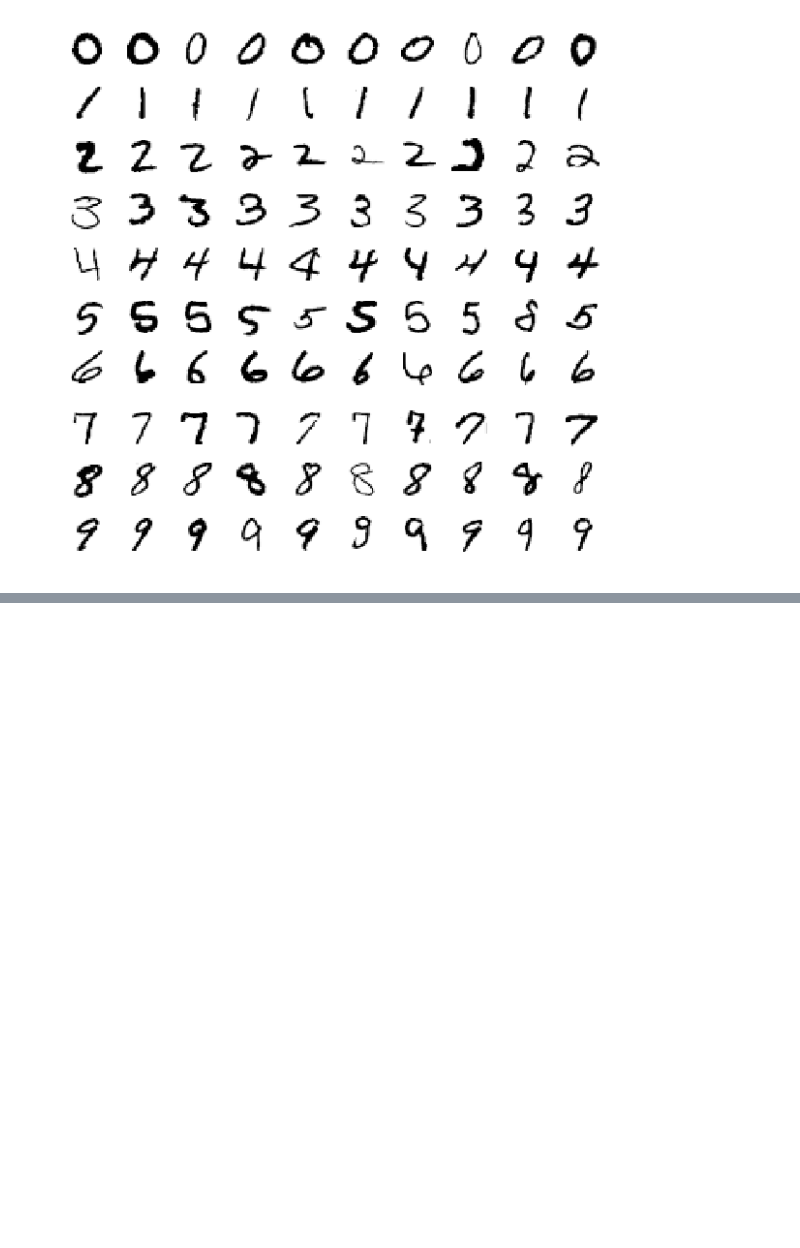
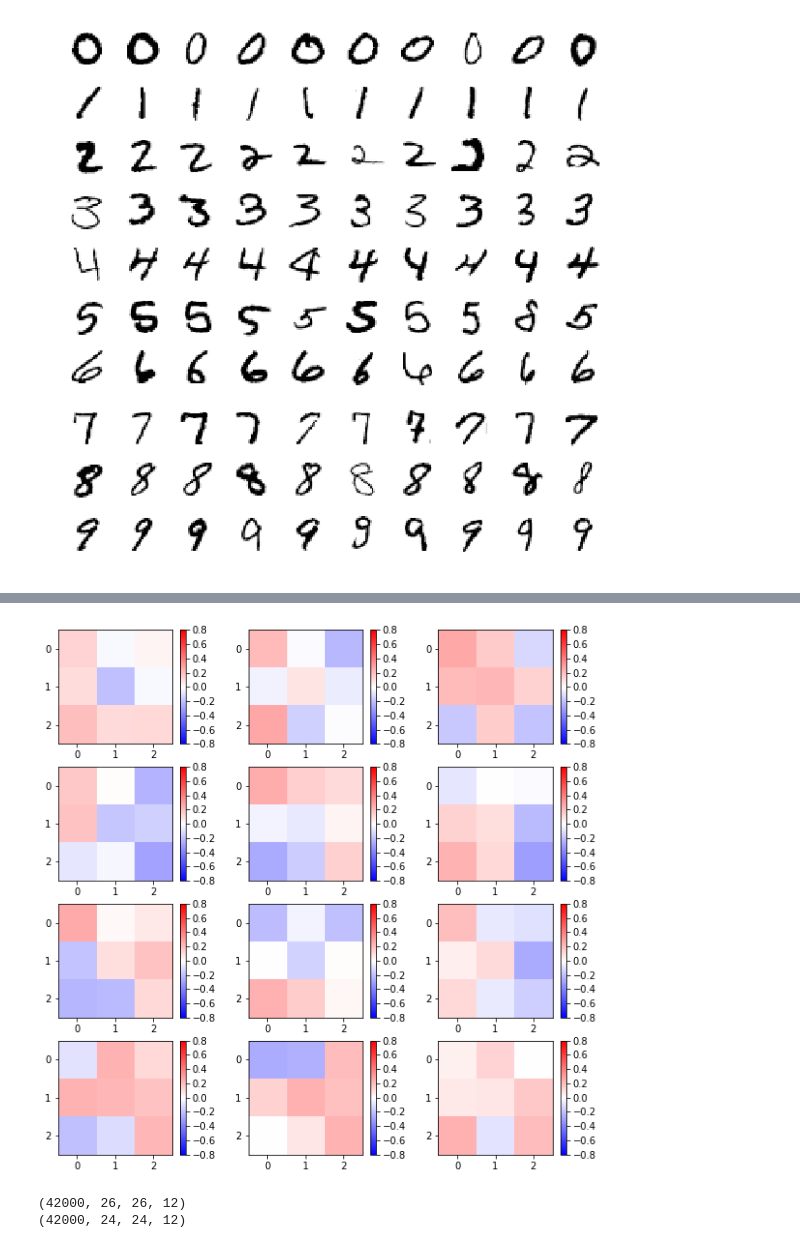
Before and after one commit to jack89roberts/kaggle-digit-recognizer, a Jupyter notebook: digit_recognizer.ipynb, the cells around one changed output, grey strips where cells are left out. Drawn from its saved outputs; the diff is of its cells as text; code cells hidden in the pictures; blank space fills up the shorter version.

Commit message:
tensorflow 2 conv2d layers, 2 dense layers and plots of conv2d output

```diff
--- a/digit_recognizer.ipynb
+++ b/digit_recognizer.ipynb
@@ -4,8 +4,12 @@ import numpy as np
 
 import matplotlib.pyplot as plt
 %matplotlib inline
+plt.rcParams['image.cmap'] = 'bwr'
 
+import tensorflow as tf
 from tensorflow.python import keras
+from tensorflow.python.keras.models import Sequential
+from tensorflow.python.keras.layers import Dense, Flatten, Conv2D
 # %%
 img_rows, img_cols = 28, 28
 num_classes = 10
@@ -26,6 +50,11 @@ for i in range(10):
     for j in range(10):
         plt.subplot(10,10,(10*i)+(j+1))
         plt.imshow(tmp[j][:,:,0], cmap='Greys')
+        plt.clim(0,1)
         plt.axis('off')
 # %% [output]
 [figure]
+# %%
+y = keras.utils.to_categorical(y, num_classes)
+print(y.shape)
+print(y[0])
@@ -31,0 +64,19 @@ for i in range(10):
+# %%
+n_filters = 12
+
+model = Sequential()
+model.add(Conv2D(n_filters, kernel_size=(3, 3), activation='relu',
+                 input_shape=(img_rows, img_cols, 1),name='conv1'))
+model.add(Conv2D(n_filters, kernel_size=(3, 3), activation='relu',name='conv2'))
+model.add(Flatten())
+model.add(Dense(128, activation='relu'))
+model.add(Dense(num_classes, activation='softmax'))
+
+model.compile(loss=keras.losses.categorical_crossentropy,
+              optimizer='adam',
+              metrics=['accuracy'])
+
+model.fit(X, y,
+          batch_size=100,
+          epochs=3,
+          validation_split = 0.2)
@@ -31,0 +92,30 @@ for i in range(10):
+# %%
+tmp=model.get_layer('conv1').get_weights()[0]
+plt.figure(figsize=(10,10))
+for i in range(n_filters):
+    plt.subplot(4,3,i+1)
+    plt.imshow(tmp[:,:,0,i],cmap='bwr')
+    plt.clim(-0.8,0.8)
+    plt.colorbar()
+# %% [output]
+[figure, added]
+# %%
+model_conv1=Sequential()
+model_conv1.add(model.get_layer('conv1'))
+model_conv1.compile(loss=keras.losses.categorical_crossentropy,
+              optimizer='adam',
+              metrics=['accuracy'])
+conv1_out = model_conv1.predict(X)
+print(conv1_out.shape)
+
+model_conv2=Sequential()
+model_conv2.add(model.get_layer('conv1'))
+model_conv2.add(model.get_layer('conv2'))
+model_conv2.compile(loss=keras.losses.categorical_crossentropy,
+              optimizer='adam',
+              metrics=['accuracy'])
+conv2_out = model_conv2.predict(X)
+print(conv2_out.shape)
+# %% [output]
+(42000, 26, 26, 12)
+(42000, 24, 24, 12)
```
Also changed, not shown: parts of 4 cells of this notebook.
